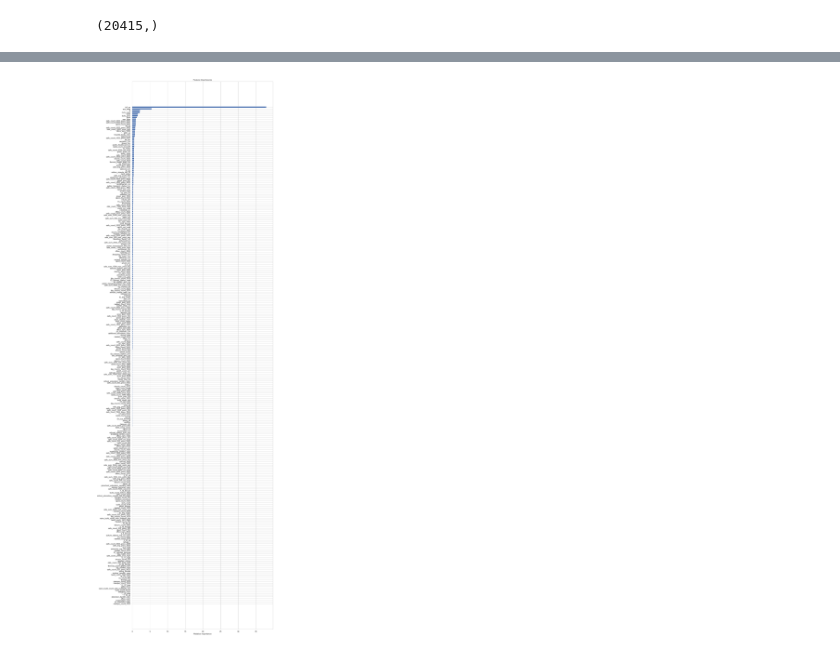
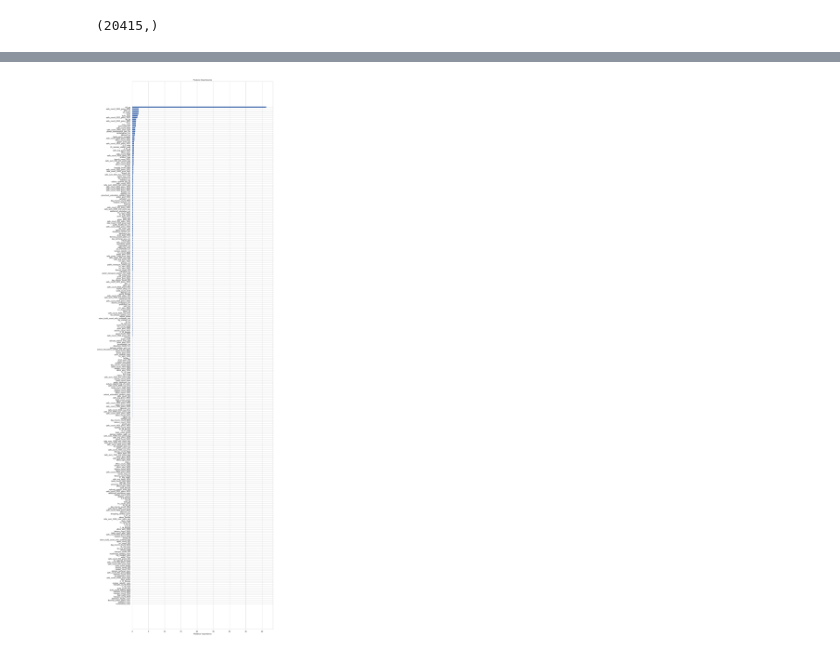
Before and after one commit to fandom170/GB_Final, a Jupyter notebook: Sberbank_estate_model.ipynb, the cells around one changed output, grey strips where cells are left out. Drawn from its saved outputs; the diff is of its cells as text; code cells hidden in the pictures.

Commit message:
primary model completed presentation creation started

```diff
--- a/Sberbank_estate_model.ipynb
+++ b/Sberbank_estate_model.ipynb
@@ -554,5 +659,3 @@ X_train, X_valid, y_train, y_valid = train_test_split(X, y, test_size = 0.33, ra
 y_train.shape
 # %% [output]
 (20415,)
-# %%
-cat_features = cat_columns_extra + cat_columns_main
@@ -563,2 +661,0 @@ model = catboost.CatBoostRegressor(iterations = 2000,
-# %%
-model.fit(X_train, y_train)
@@ -570,0 +670,4 @@ len(model.feature_importances_)
+# %%
+model_cb = catboost.CatBoostRegressor(cat_features = cat_features)
+# %%
+model_cb.fit(X_train, y_train)
@@ -571,14 +693,14 @@ len(model.feature_importances_)
 # %%
 
 features= X_train.columns
-importances = model.feature_importances_
+importances = model_cb.feature_importances_
 indices = np.argsort(importances)
 
 plt.figure(figsize = (15,60))
 plt.title('Feature Importances')
 plt.barh(range(len(indices)), importances[indices], color='b', align='center')
 plt.yticks(range(len(indices)), [features[i] for i in indices])
 plt.xlabel('Relative Importance')
 plt.show()
 # %% [output]
-[figure, old version]
+[figure, new version]
```
Also changed, not shown: parts of 130 cells of this notebook, 4 other files.
